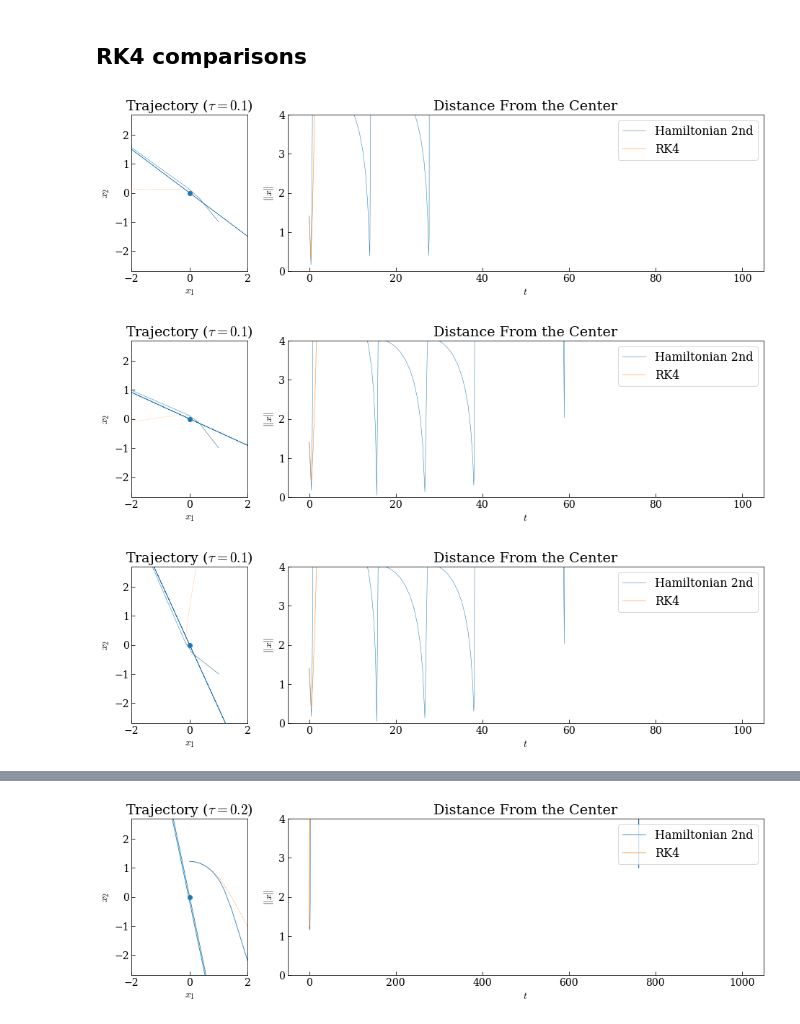
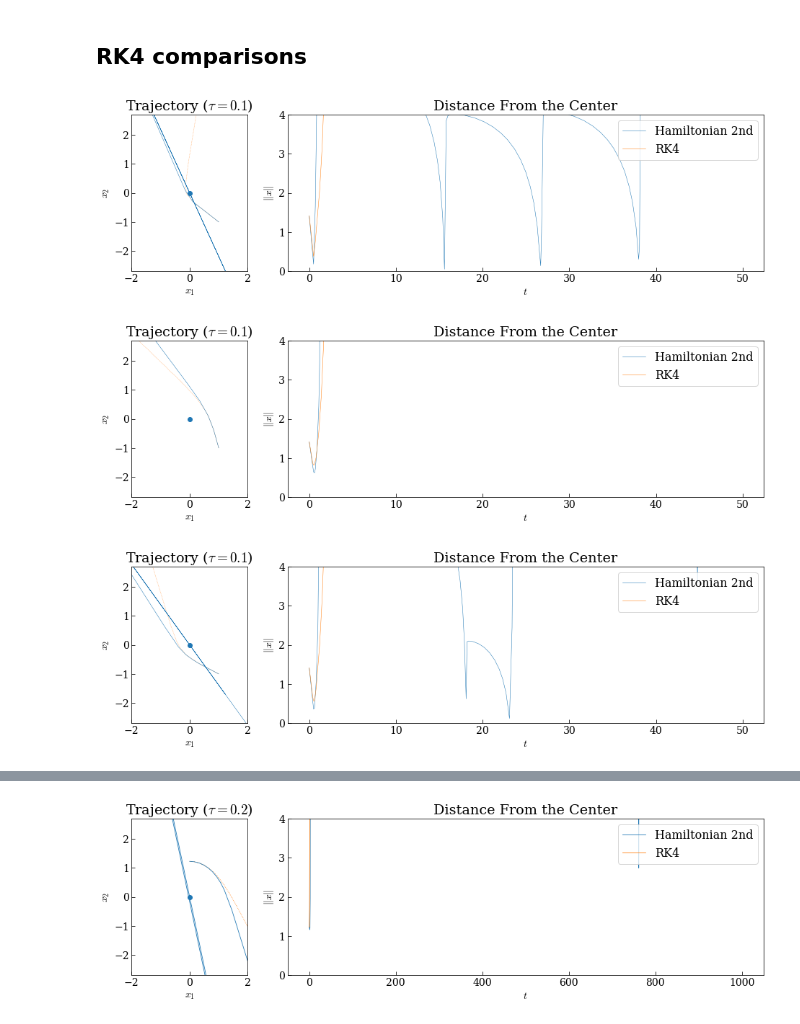
Before and after one commit to mseri/gsi2021, a Jupyter notebook: The Cosmological Kepler model.ipynb, the cells around one changed output, grey strips where cells are left out. Drawn from its saved outputs; the diff is of its cells as text; code cells hidden in the pictures.

```diff
--- a/The Cosmological Kepler model.ipynb
+++ b/The Cosmological Kepler model.ipynb
@@ -110,7 +109,7 @@ print(init)
 # %%
 tpk = CosmologicalKepler(-1/3, α=-1)
 dt = 0.1
-tf = 100
+tf = 50
 
 tspan = np.arange(0.0, tf, dt)
 steps=int(tf/dt)
@@ -118,9 +117,9 @@ dc = np.empty(steps, dtype=np.float64)
 drk = np.empty(steps, dtype=np.float64)
 
 for (p0, q0, s0) in [
-    (np.array([-2,2.5]), np.array([1,-1]), np.array([0])),
-    (np.array([-1.5,2]), np.array([1,-1]), np.array([0])),
     (np.array([-2,1.5]), np.array([1,-1]), np.array([0])),
+    (np.array([-0.5,2]), np.array([1,-1]), np.array([0])),
+    (np.array([-2,1.]), np.array([1,-1]), np.array([0])),
     ]:
     fig = plt.figure(figsize=(16,4))
     gs = matplotlib.gridspec.GridSpec(1, 4, figure=fig)
@@ -155,34 +154,34 @@ for (p0, q0, s0) in [
 
     axo.set_aspect('equal', adjustable='box')
 
     axo.set_xlim(-2, 2)
     axo.set_ylim(-2.7, 2.7)
 
     axo.set_xlabel("$x_1$")
     axo.set_ylabel("$x_2$")
 
     #axo.legend(loc='lower left')
 
     axe = fig.add_subplot(gs[0,1:])
     axe.set_title("Distance From the Center")
 
     axe.plot(tspan,
              dc,
              linewidth=0.5, label="Hamiltonian 2nd")
 
     axe.plot(tspan,
              drk,
              linewidth=0.5, label="RK4")
 
     axe.set_ylim(0, 4)
     axe.legend(loc='upper right')
 
     axe.set_xlabel("$t$")
     axe.set_ylabel("$\|x\|$")
 
-    fig.savefig(f"images/TPK01.pdf", bbox_inches='tight')
+#     fig.savefig(f"images/TPK01.pdf", bbox_inches='tight')
     fig.show()
 # %% [output]
-[figure, old version]
+[figure, new version]
-[figure, old version]
+[figure, new version]
-[figure, old version]
+[figure, new version]
```
Also changed, not shown: parts of 2 cells of this notebook, 3 other files.
